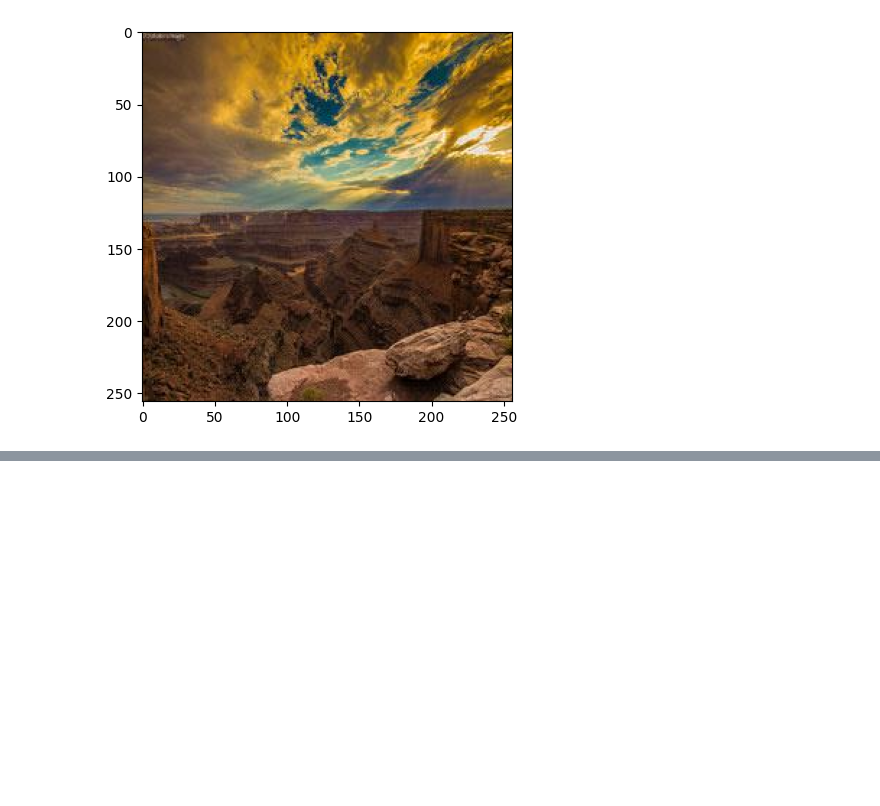
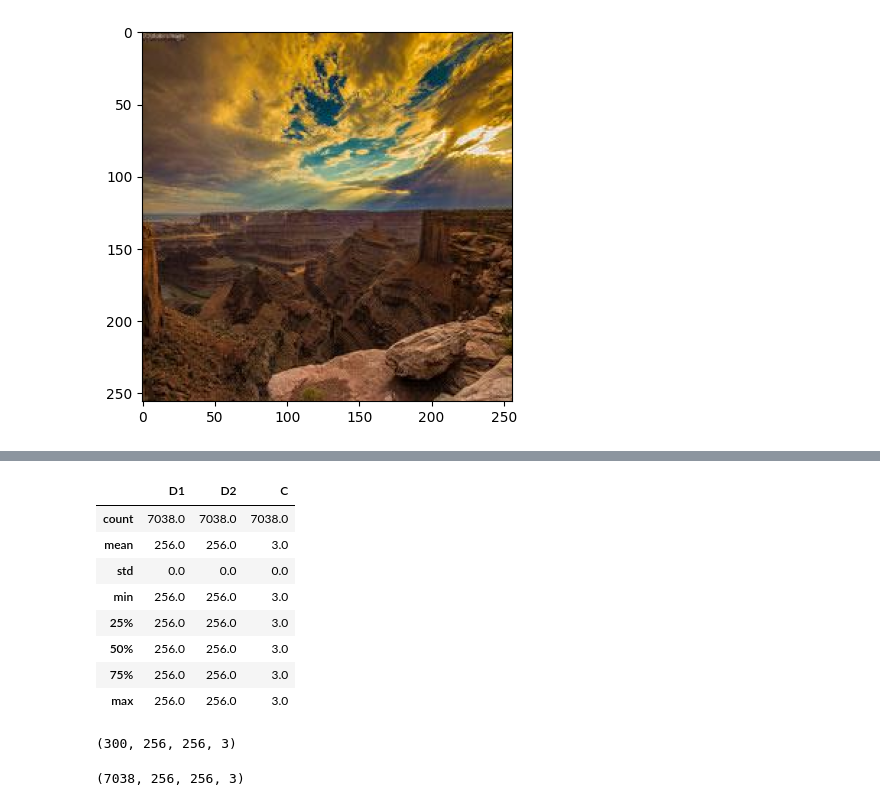
Before and after one commit to janghoon122/CycleGan_kaggle, a Jupyter notebook: cyclegan.ipynb, the cells around one changed output, grey strips where cells are left out. Cells and saved outputs as stored; diff of their text form; code cells hidden in the pictures; blank space fills up the shorter version.

```diff
--- a/cyclegan.ipynb
+++ b/cyclegan.ipynb
@@ -130,0 +155,24 @@ sample_ph.shape
+# %%
+# check dimension of all the Photo_jpg images
+Dim1 = []
+Dim2 = []
+CS = []
+for ele in os.listdir(Photo_jpg):
+    img = imread(Photo_jpg+ele)
+    D1, D2, C = img.shape
+    Dim1.append(D1)
+    Dim2.append(D2)
+    CS.append(C)
+
+D_Photo = pd.DataFrame({'D1': Dim1, 'D2':Dim2, 'C':CS})
+D_Photo.describe()
+# %% [output]
+|  | D1 | D2 | C |
+| count | 7038.0 | 7038.0 | 7038.0 |
+| mean | 256.0 | 256.0 | 3.0 |
+| std | 0.0 | 0.0 | 0.0 |
+| min | 256.0 | 256.0 | 3.0 |
+| 25% | 256.0 | 256.0 | 3.0 |
+| 50% | 256.0 | 256.0 | 3.0 |
+| 75% | 256.0 | 256.0 | 3.0 |
+| max | 256.0 | 256.0 | 3.0 |
@@ -130,0 +194,12 @@ sample_ph.shape
+# %%
+# load Monet painting, convert to array and save to local file
+Monet_arr = load_images(Monet_jpg)
+print(Monet_arr.shape)
+# %% [output]
+(300, 256, 256, 3)
+# %%
+# load photo, cover to array and save to local file
+Photo_arr = load_images(Photo_jpg)
+print(Photo_arr.shape)
+# %% [output]
+(7038, 256, 256, 3)
```
Also changed, not shown: parts of 6 cells of this notebook.
